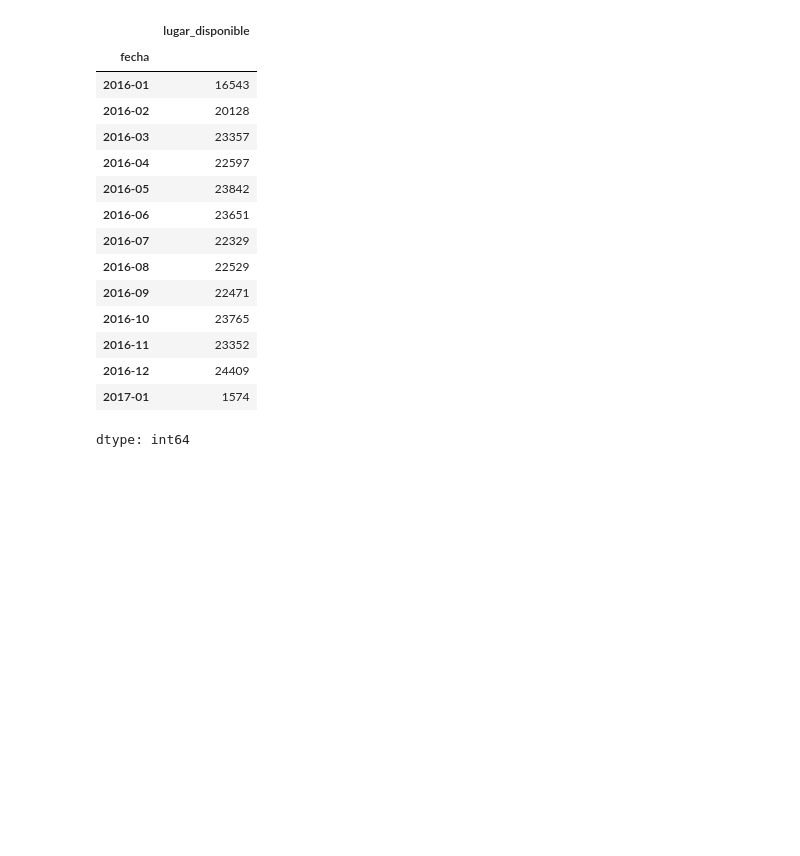
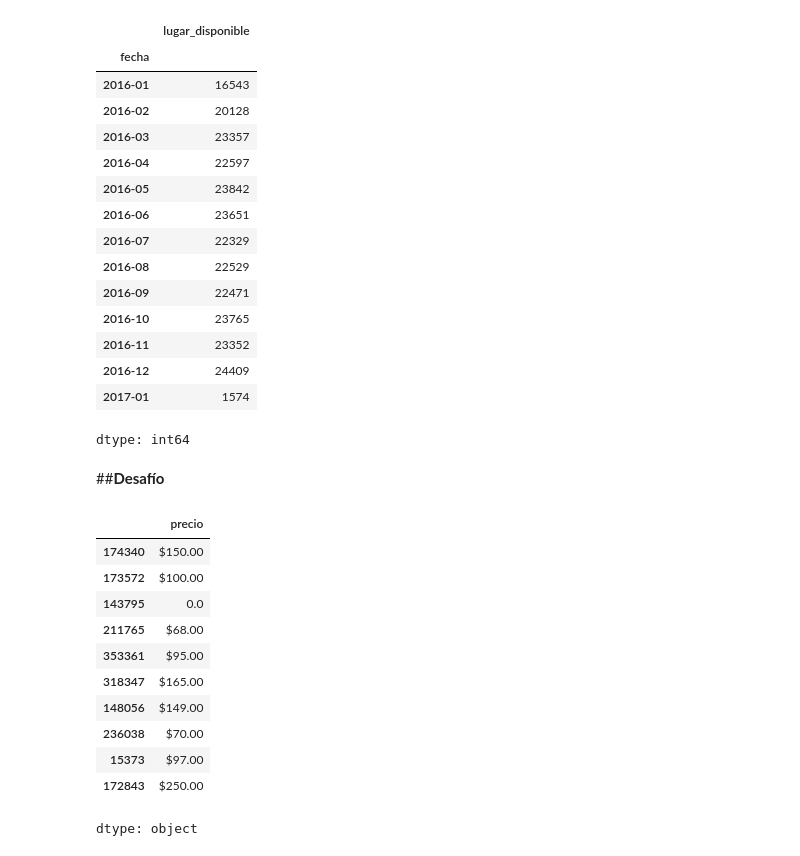
Before and after one commit to JorgeAccardi/cienciadedatos, a Jupyter notebook: Pandas_tratamiento_manipulacion_datos.ipynb, the cells around one changed output. Saved outputs shown, nothing was run; the diff lists cells and outputs as text; code cells hidden in the pictures; blank space fills up the shorter version.

```diff
--- a/Pandas_tratamiento_manipulacion_datos.ipynb
+++ b/Pandas_tratamiento_manipulacion_datos.ipynb
@@ -194,3 +481,20 @@ subset
 | 2016-12 | 24409 |
 | 2017-01 | 1574 |
 dtype: int64
+# %% [markdown]
+##**Desafío**
+# %%
+dt_data['precio'].sample(10)
+# %% [output]
+|  | precio |
+| 174340 | $150.00 |
+| 173572 | $100.00 |
+| 143795 | 0.0 |
+| 211765 | $68.00 |
+| 353361 | $95.00 |
+| 318347 | $165.00 |
+| 148056 | $149.00 |
+| 236038 | $70.00 |
+| 15373 | $97.00 |
+| 172843 | $250.00 |
+dtype: object
```
Also changed, not shown: parts of 32 cells of this notebook.
